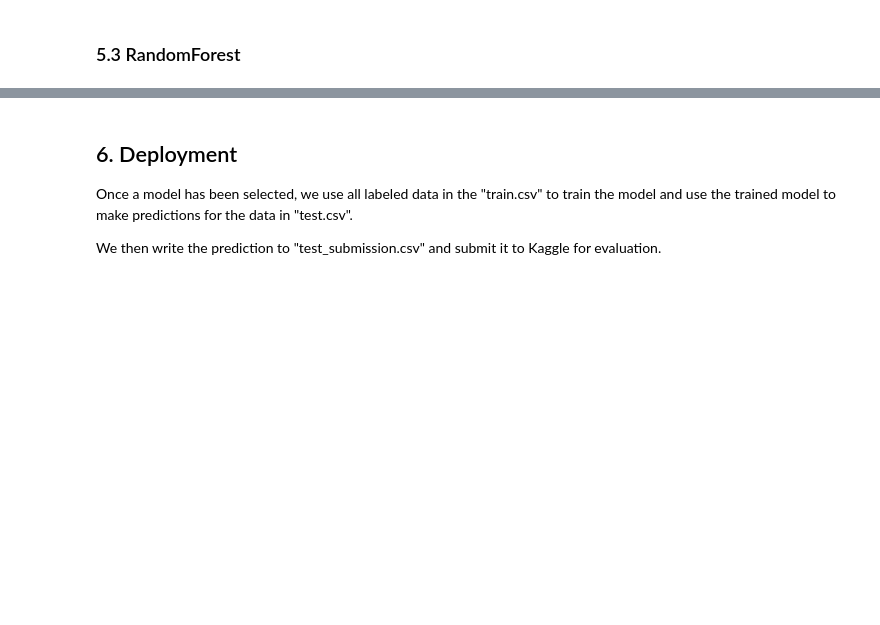
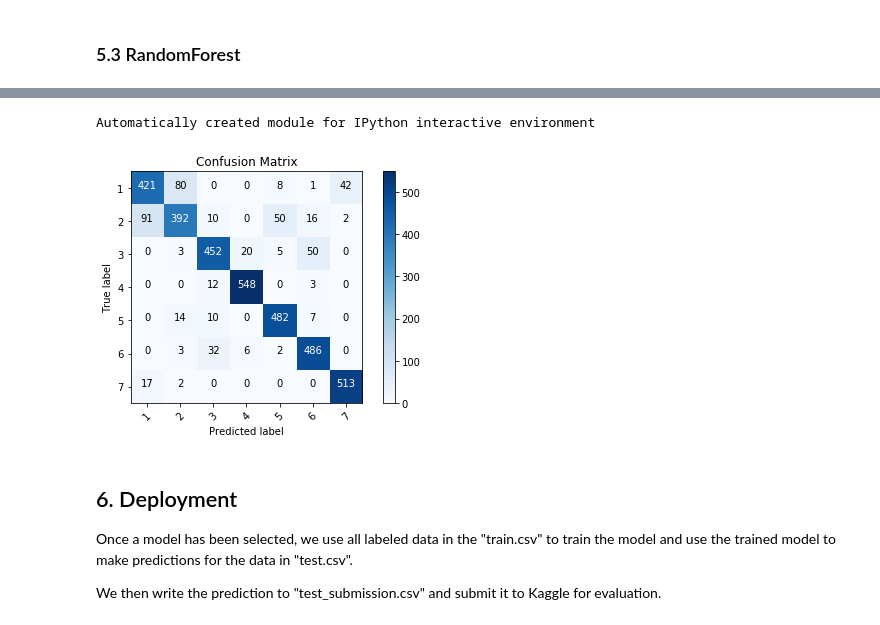
Before and after one commit to zachday1/207_forest_cover, a Jupyter notebook: Final_WIP_CRISP.ipynb, the cells around one changed output, grey strips where cells are left out. Drawn from its saved outputs; the diff is of its cells as text; code cells hidden in the pictures; blank space fills up the shorter version.

Commit message:
added confusion matrix/notes/and filled out matrix at bottom w/results

```diff
--- a/Final_WIP_CRISP.ipynb
+++ b/Final_WIP_CRISP.ipynb
@@ -769,5 +769,6 @@ plot_PCA2D(pipe_with_scaling, data_train, axes[1], 'PCA on Scaled Features')
 # Base Model
 # Instantiate a RandomForest object, fit to train data, produce predictions w/test data
 rf = RandomForestClassifier()
-rf.fit(data_train[all_features_ALL], data_train[target])
-pred = rf.predict(data_test.iloc[:, 1:])
+rf.fit(df_train, df_train[target])
+
+evaluate(rf, df_test, df_test[target])
@@ -861,3 +887,52 @@ pred = rf_pipe.predict(data_test)
+# %%
+# Fit the rf_pipe with the train data only and make predictions on the dev data
+rf_pipe.fit(df_train, df_train[target])
+
+# Create predictions on the dev set to populate the confusion matrix
+pred = rf_pipe.predict(df_test)
+
+print(__doc__)
+import itertools
+
+def plot_confusion_matrix(cm, classes,
+                          normalize=False,
+                          title='Confusion matrix',
+                          cmap=plt.cm.Blues):
+    """
+    This function prints and plots the confusion matrix.
+    Normalization can be applied by setting `normalize=True`.
+    """
+    plt.imshow(cm, interpolation='nearest', cmap=cmap)
+    plt.title(title)
+    plt.colorbar()
+    tick_marks = np.arange(len(classes))
+    plt.xticks(tick_marks, classes, rotation=45)
+    plt.yticks(tick_marks, classes)
+
+    fmt = '.2f' if normalize else 'd'
+    thresh = cm.max() / 2.
+    for i, j in itertools.product(range(cm.shape[0]), range(cm.shape[1])):
+        plt.text(j, i, format(cm[i, j], fmt),
+                 horizontalalignment="center",
+                 color="white" if cm[i, j] > thresh else "black")
+
+    plt.tight_layout()
+    plt.ylabel('True label')
+    plt.xlabel('Predicted label')
+
+# Compute confusion matrix
+cnf_matrix = confusion_matrix(df_test[target], pred)
+np.set_printoptions(precision=2)
+
+# Plot non-normalized confusion matrix
+plt.figure()
+plot_confusion_matrix(cnf_matrix, classes= np.unique(df_test[target]),
+                      title='Confusion Matrix')
+
+plt.show()
+# %% [output]
+Automatically created module for IPython interactive environment
+[figure, added]
 # %% [markdown]
 ## 6. Deployment
 
```
Also changed, not shown: parts of 7 cells of this notebook.
